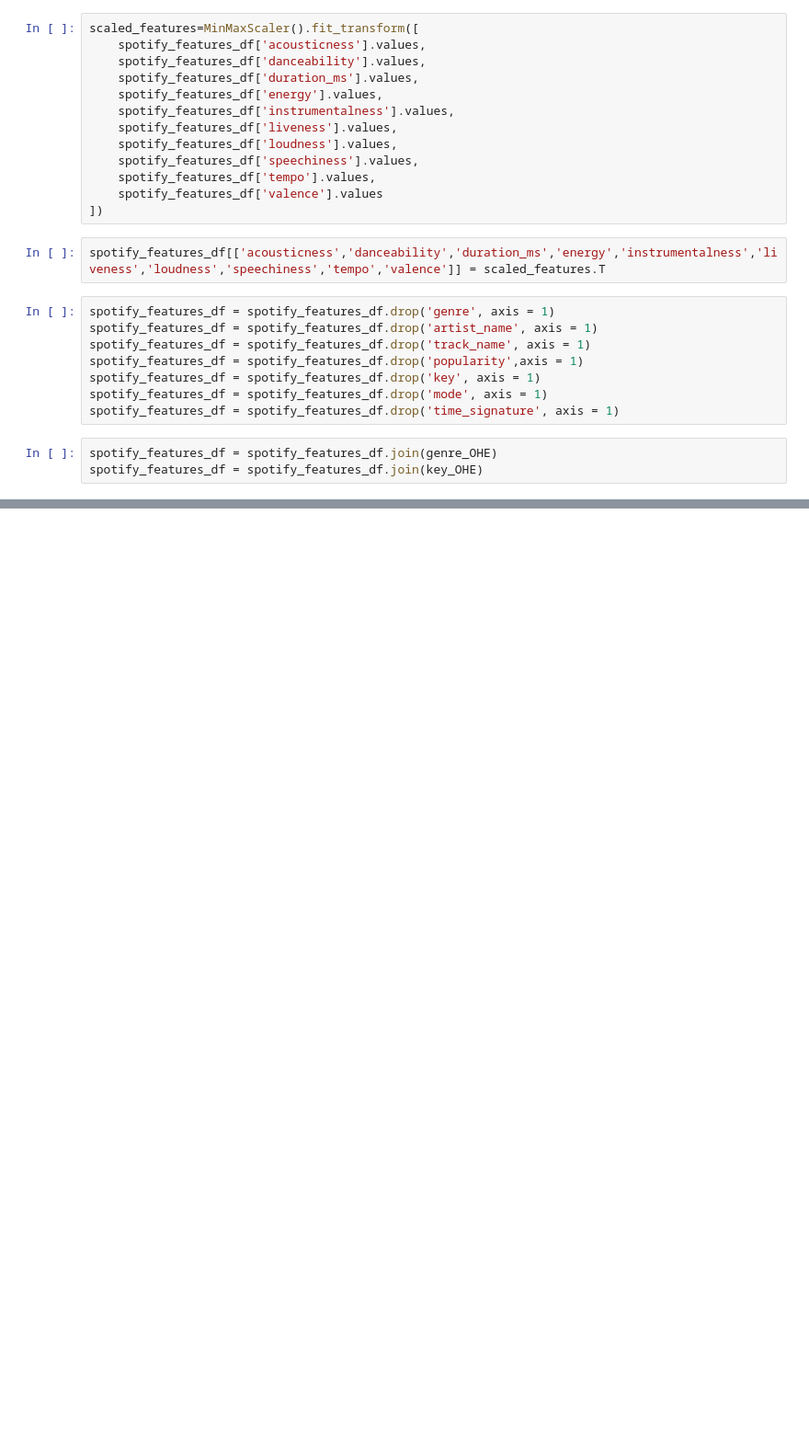
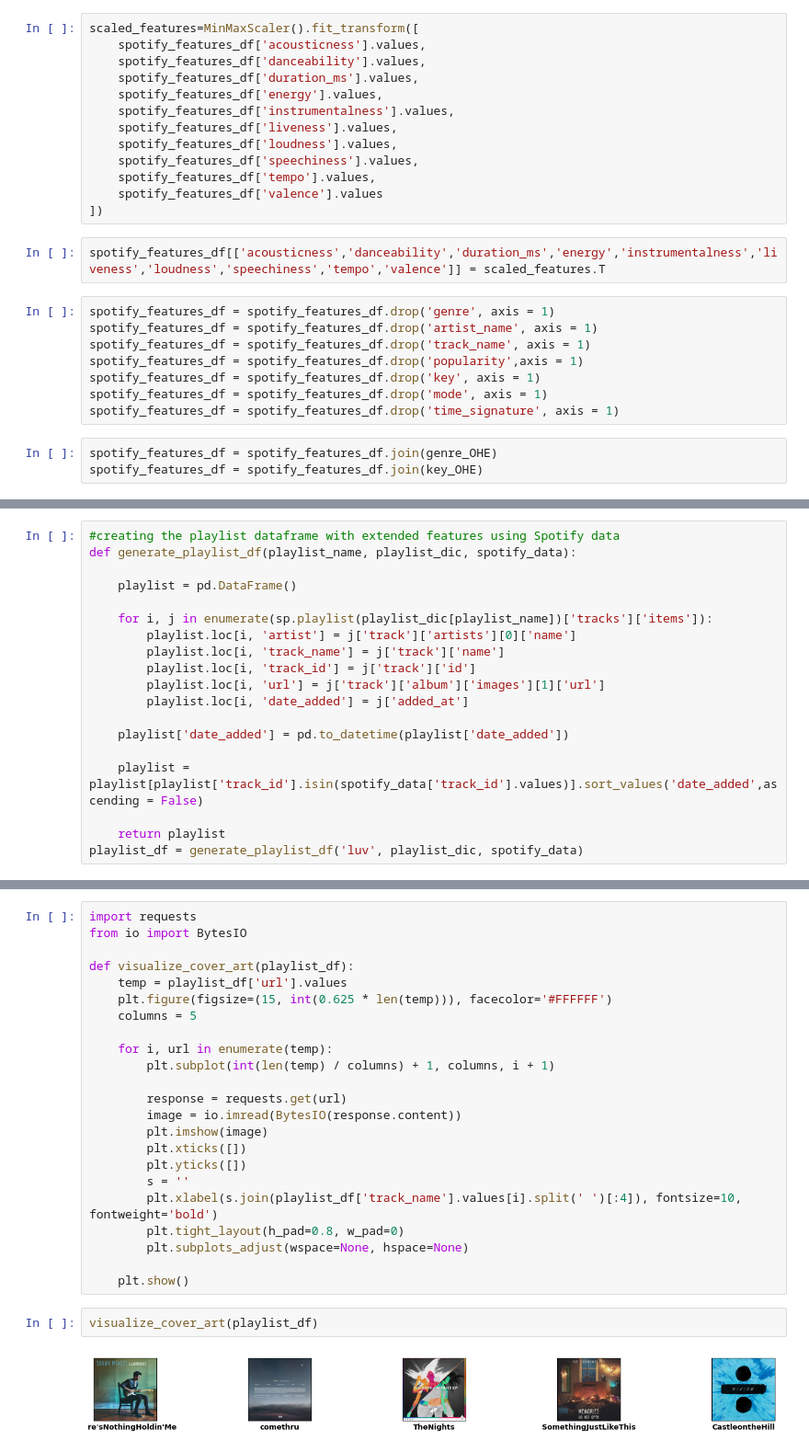
Before and after one commit to RikiyaT/Content-Based-Music-Recommendation, a Jupyter notebook: main.ipynb, the cells around one changed output, grey strips where cells are left out. Shown at 92% size. Saved outputs shown, nothing was run; the diff lists cells and outputs as text; blank space fills up the shorter version.

```diff
--- a/main.ipynb
+++ b/main.ipynb
@@ -69,0 +108,19 @@ spotify_features_df.head()
+# %%
+#creating the playlist dataframe with extended features using Spotify data
+def generate_playlist_df(playlist_name, playlist_dic, spotify_data):
+
+    playlist = pd.DataFrame()
+
+    for i, j in enumerate(sp.playlist(playlist_dic[playlist_name])['tracks']['items']):
+        playlist.loc[i, 'artist'] = j['track']['artists'][0]['name']
+        playlist.loc[i, 'track_name'] = j['track']['name']
+        playlist.loc[i, 'track_id'] = j['track']['id']
+        playlist.loc[i, 'url'] = j['track']['album']['images'][1]['url']
+        playlist.loc[i, 'date_added'] = j['added_at']
+
+    playlist['date_added'] = pd.to_datetime(playlist['date_added'])
+
+    playlist = playlist[playlist['track_id'].isin(spotify_data['track_id'].values)].sort_values('date_added',ascending = False)
+
+    return playlist
+playlist_df = generate_playlist_df('luv', playlist_dic, spotify_data)
@@ -69,0 +136,27 @@ spotify_features_df.head()
+# %%
+import requests
+from io import BytesIO
+
+def visualize_cover_art(playlist_df):
+    temp = playlist_df['url'].values
+    plt.figure(figsize=(15, int(0.625 * len(temp))), facecolor='#FFFFFF')
+    columns = 5
+
+    for i, url in enumerate(temp):
+        plt.subplot(int(len(temp) / columns) + 1, columns, i + 1)
+
+        response = requests.get(url)
+        image = io.imread(BytesIO(response.content))
+        plt.imshow(image)
+        plt.xticks([])
+        plt.yticks([])
+        s = ''
+        plt.xlabel(s.join(playlist_df['track_name'].values[i].split(' ')[:4]), fontsize=10, fontweight='bold')
+        plt.tight_layout(h_pad=0.8, w_pad=0)
+        plt.subplots_adjust(wspace=None, hspace=None)
+
+    plt.show()
+# %%
+visualize_cover_art(playlist_df)
+# %% [output]
+[figure, added]
```
Also changed, not shown: parts of 29 cells of this notebook.
